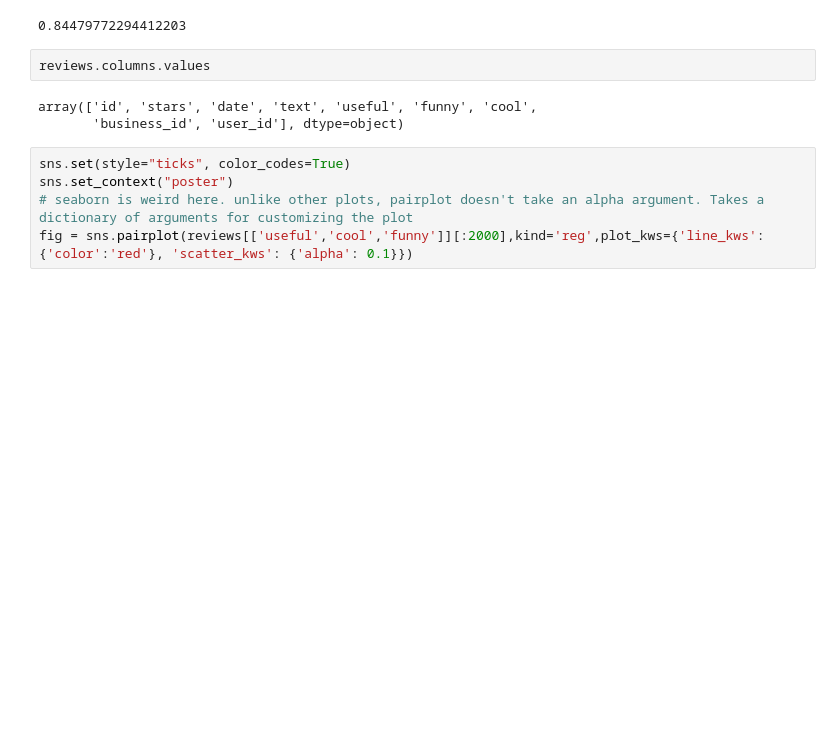
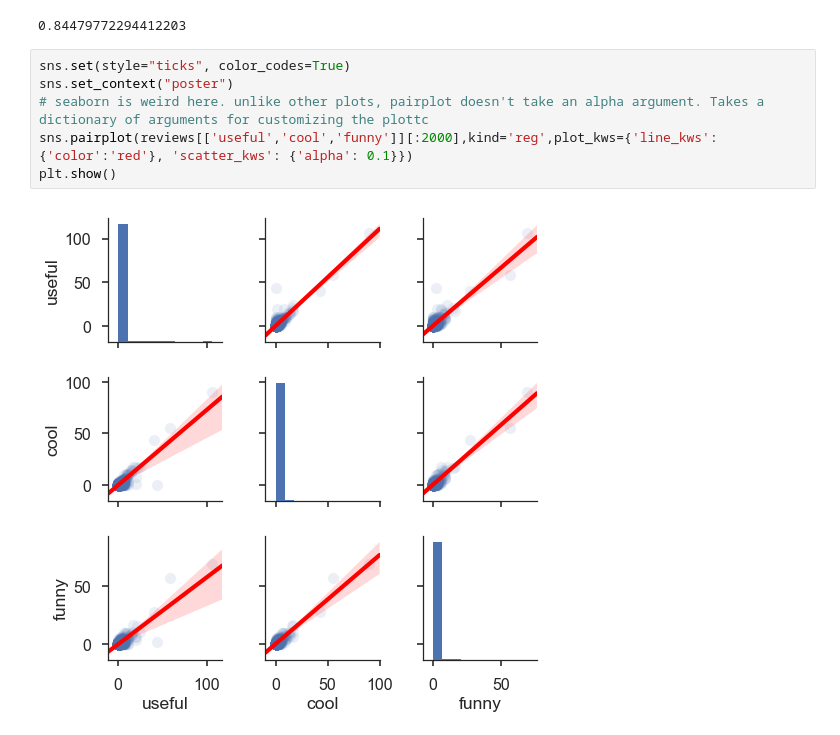
Before and after one commit to gravelcycles/yelp-dataset-challenge, a Jupyter notebook: Devin's EDA.ipynb, the cells around one changed output. Drawn from its saved outputs; the diff is of its cells as text; blank space fills up the shorter version.

```diff
--- a/Devin's EDA.ipynb
+++ b/Devin's EDA.ipynb
@@ -127,13 +121,11 @@ reviews['useful'].corr(reviews['cool'])
 reviews['funny'].corr(reviews['cool'])
 # %% [output]
 0.84479772294412203
-# %%
-reviews.columns.values
-# %% [output]
-array(['id', 'stars', 'date', 'text', 'useful', 'funny', 'cool',
-       'business_id', 'user_id'], dtype=object)
 # %%
 sns.set(style="ticks", color_codes=True)
 sns.set_context("poster")
-# seaborn is weird here. unlike other plots, pairplot doesn't take an alpha argument. Takes a dictionary of arguments for customizing the plot
-fig = sns.pairplot(reviews[['useful','cool','funny']][:2000],kind='reg',plot_kws={'line_kws':{'color':'red'}, 'scatter_kws': {'alpha': 0.1}})
+# seaborn is weird here. unlike other plots, pairplot doesn't take an alpha argument. Takes a dictionary of arguments for customizing the plottc
+sns.pairplot(reviews[['useful','cool','funny']][:2000],kind='reg',plot_kws={'line_kws':{'color':'red'}, 'scatter_kws': {'alpha': 0.1}})
+plt.show()
+# %% [output]
+[figure, added]
```
Also changed, not shown: parts of 20 cells of this notebook, 1 other file.
